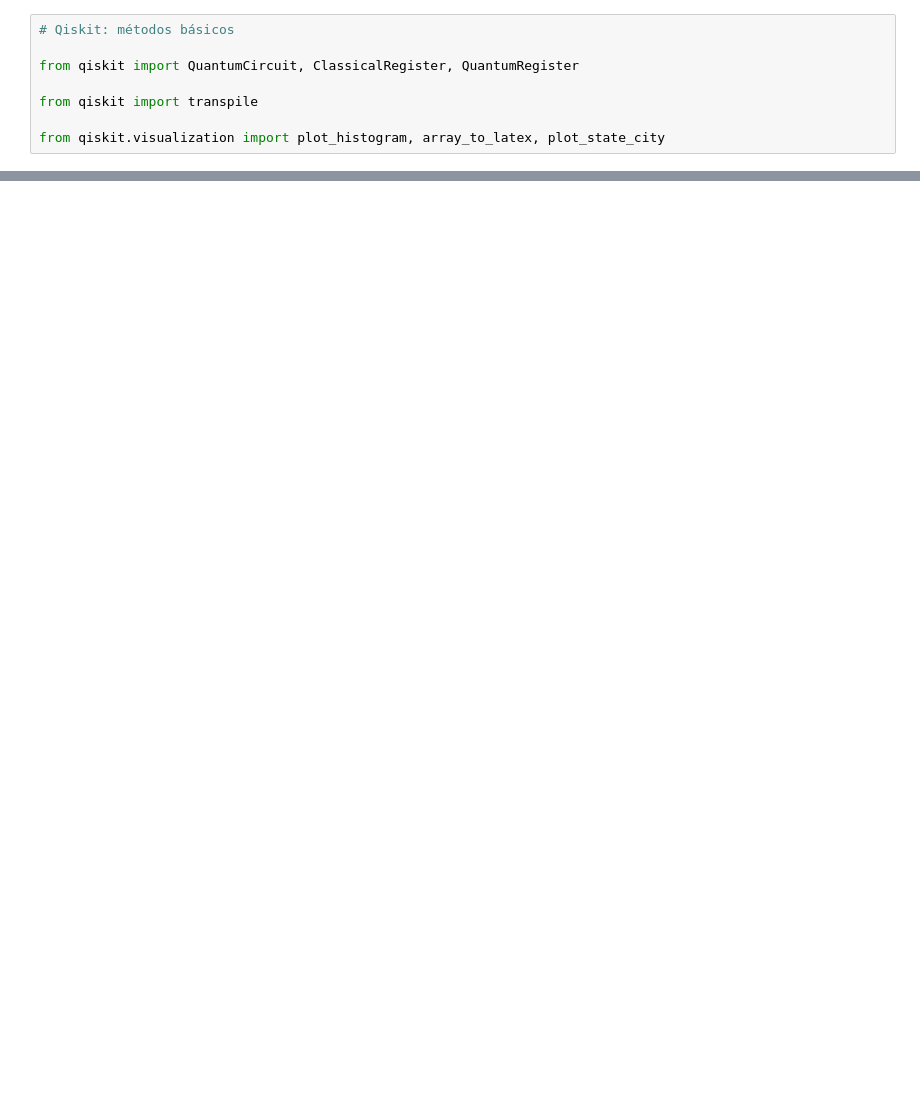
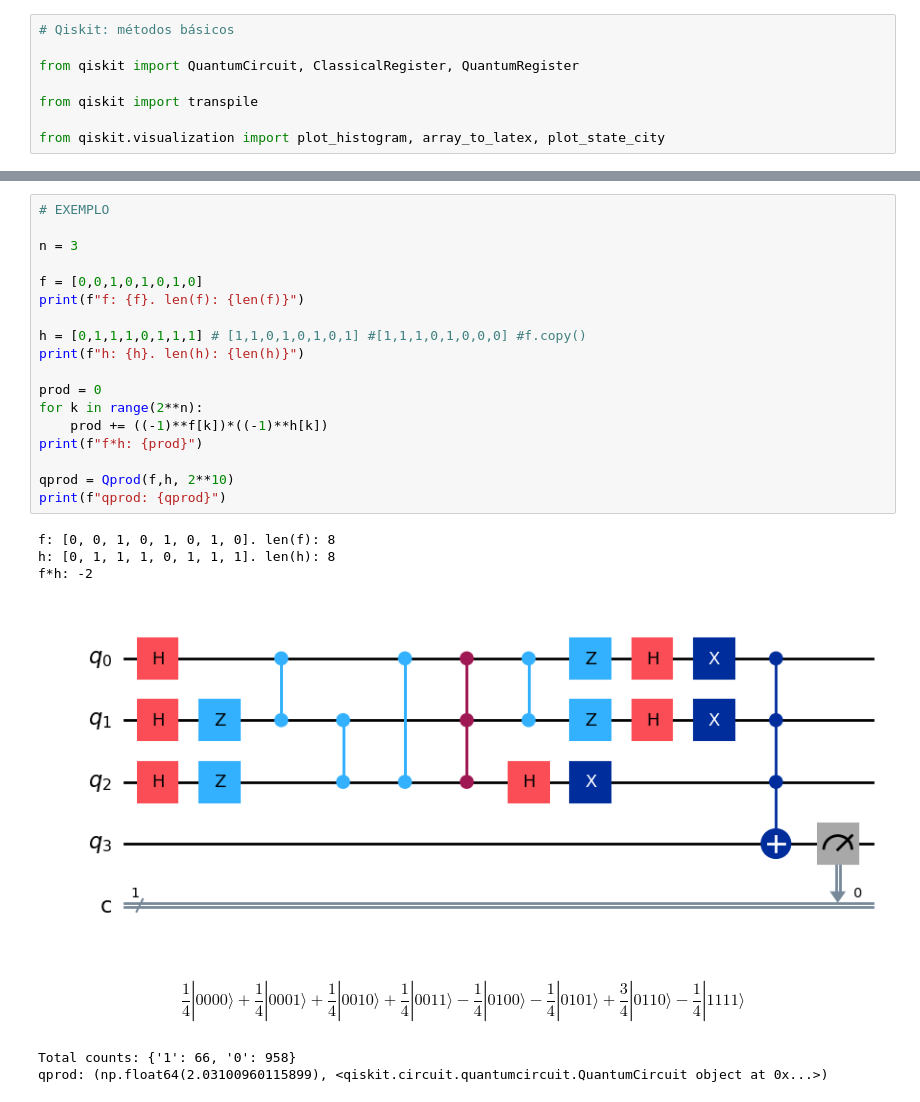
Before and after one commit to LucioFassarella/AMQ, a Jupyter notebook: Qiskit_AMQ.ipynb, the cells around one changed output, grey strips where cells are left out. Drawn from its saved outputs; the diff is of its cells as text; blank space fills up the shorter version.

```diff
--- a/Qiskit_AMQ.ipynb
+++ b/Qiskit_AMQ.ipynb
@@ -474,0 +776,26 @@ $$
+# %%
+# EXEMPLO
+
+n = 3
+
+f = [0,0,1,0,1,0,1,0]
+print(f"f: {f}. len(f): {len(f)}")
+
+h = [0,1,1,1,0,1,1,1] # [1,1,0,1,0,1,0,1] #[1,1,1,0,1,0,0,0] #f.copy()
+print(f"h: {h}. len(h): {len(h)}")
+
+prod = 0
+for k in range(2**n):
+    prod += ((-1)**f[k])*((-1)**h[k])
+print(f"f*h: {prod}")
+
+qprod = Qprod(f,h, 2**10)
+print(f"qprod: {qprod}")
+# %% [output]
+f: [0, 0, 1, 0, 1, 0, 1, 0]. len(f): 8
+h: [0, 1, 1, 1, 0, 1, 1, 1]. len(h): 8
+f*h: -2
+[figure, added]
+$$\frac{1}{4} |0000\rangle+\frac{1}{4} |0001\rangle+\frac{1}{4} |0010\rangle+\frac{1}{4} |0011\rangle- \frac{1}{4} |0100\rangle- \frac{1}{4} |0101\rangle+\frac{3}{4} |0110\rangle- \frac{1}{4} |1111\rangle$$
+Total counts: {'1': 66, '0': 958}
+qprod: (np.float64(2.03100960115899), <qiskit.circuit.quantumcircuit.QuantumCircuit object at 0x...>)
```
Also changed, not shown: parts of 32 cells of this notebook.
